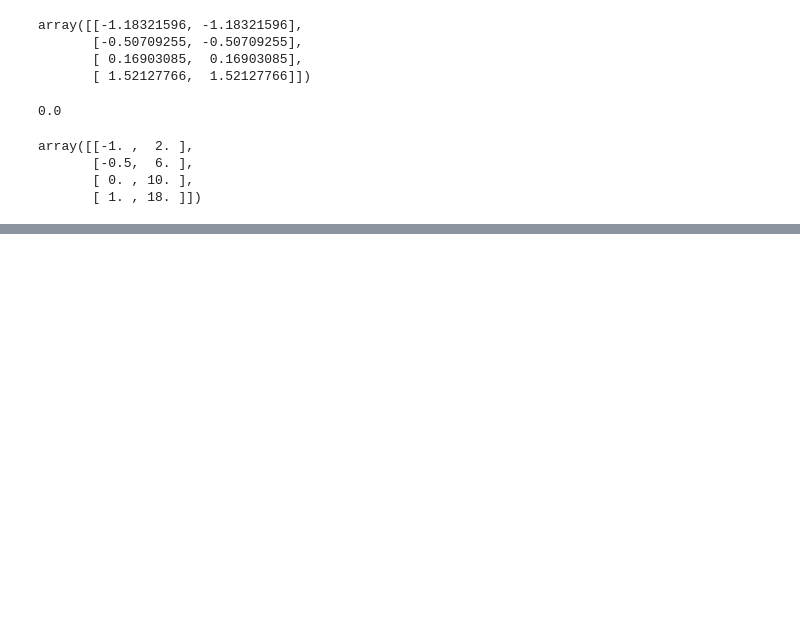
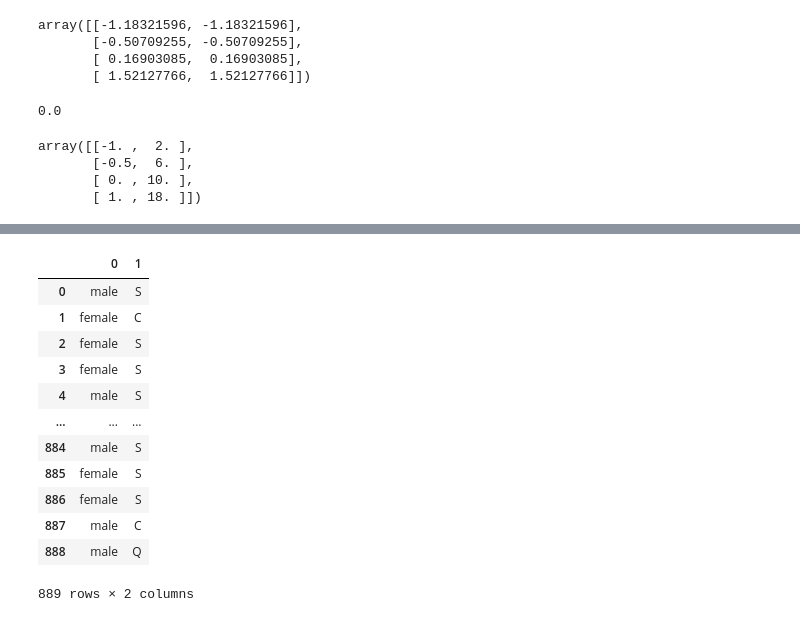
Before and after one commit to Knowledge-Precipitation-Tribe/Machine-Learning, a Jupyter notebook: featureEngineering/base.ipynb, the cells around one changed output, grey strips where cells are left out. Cells and saved outputs as stored; diff of their text form; code cells hidden in the pictures; blank space fills up the shorter version.

```diff
--- a/featureEngineering/base.ipynb
+++ b/featureEngineering/base.ipynb
@@ -61,0 +260,16 @@ array([[-1. ,  2. ],
+# %%
+pd.DataFrame(enc.inverse_transform(result))
+# %% [output]
+|  | 0 | 1 |
+| 0 | male | S |
+| 1 | female | C |
+| 2 | female | S |
+| 3 | female | S |
+| 4 | male | S |
+| ... | ... | ... |
+| 884 | male | S |
+| 885 | female | S |
+| 886 | female | S |
+| 887 | male | C |
+| 888 | male | Q |
+889 rows × 2 columns
```
Also changed, not shown: parts of 40 cells of this notebook, 1 other file.
